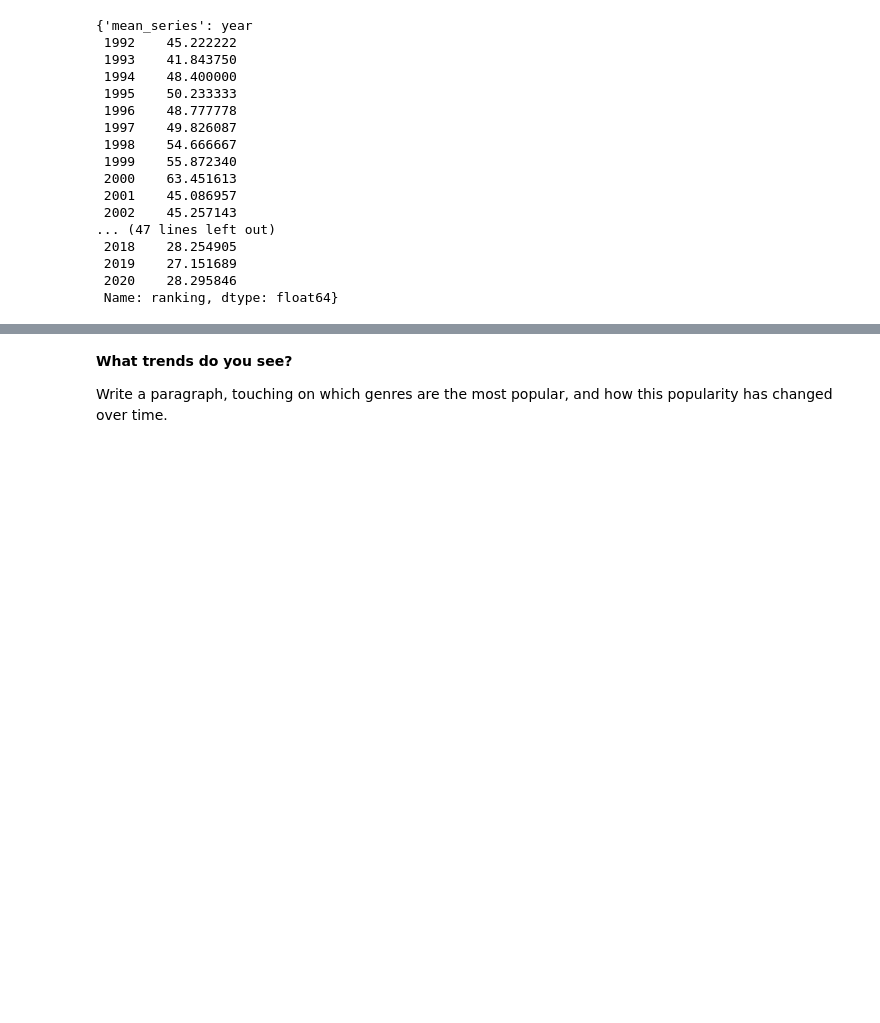
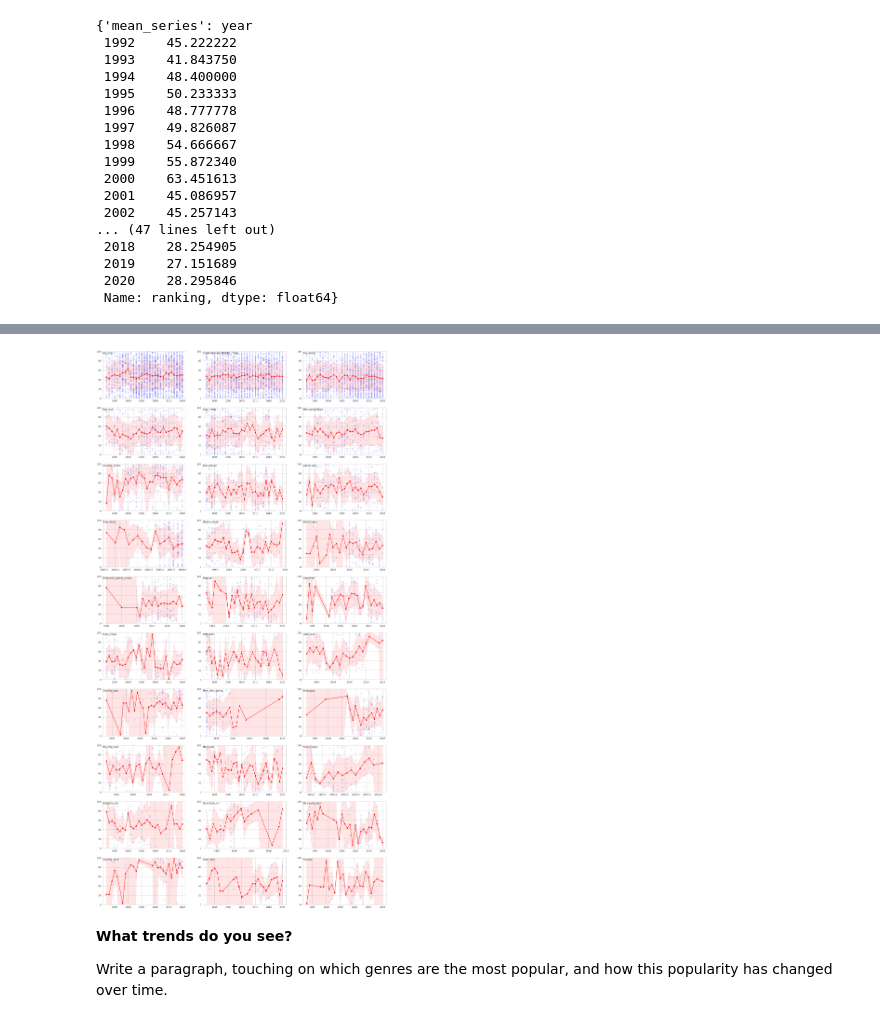
Before and after one commit to pramendra/hemanth_pram_Homework2, a Jupyter notebook: distribute_HW2.ipynb, the cells around one changed output, grey strips where cells are left out. Cells and saved outputs as stored; diff of their text form; code cells hidden in the pictures; blank space fills up the shorter version.

```diff
--- a/distribute_HW2.ipynb
+++ b/distribute_HW2.ipynb
@@ -296,3 +292,30 @@ Use matplotlib object oriented programming!
+# %%
+#your code here
+fig,axes = plt.subplots(10, 3, figsize=(50,100), squeeze=False)
+axs = axes.flatten()
+
+for i, (gerne_name, count) in enumerate(top_30.items()):
+  data=genreinfo[gerne_name]
+  axs[i].plot(data['mean_series'].index, data['mean_series'].values, marker='o', color='red')
+
+  # songs every year for each genre
+  year = largedf[largedf[gerne_name]==1]['year']
+  ranking = largedf[largedf[gerne_name]==1]['ranking']
+  axs[i].scatter(x=year, y=ranking, color='blue', alpha=0.1)
+
+  # NaN to 500
+  std=data['std_series'].fillna(500)
+  axs[i].fill_between(data['mean_series'].index,data['mean_series'].values-std , data['mean_series'].values+std, color='red', alpha=0.1)
+
+  # set title
+  axs[i].text(0, 0.95, gerne_name[6:], horizontalalignment='left', transform=axs[i].transAxes)
+
+  # y limits
+  axs[i].set_ylim([0, 100])
+
+  axs[i].convert_xunits(int)
+# %% [output]
+[figure, added]
 # %% [markdown]
 **What trends do you see?**
 
```
Also changed, not shown: parts of 1 cell of this notebook.
